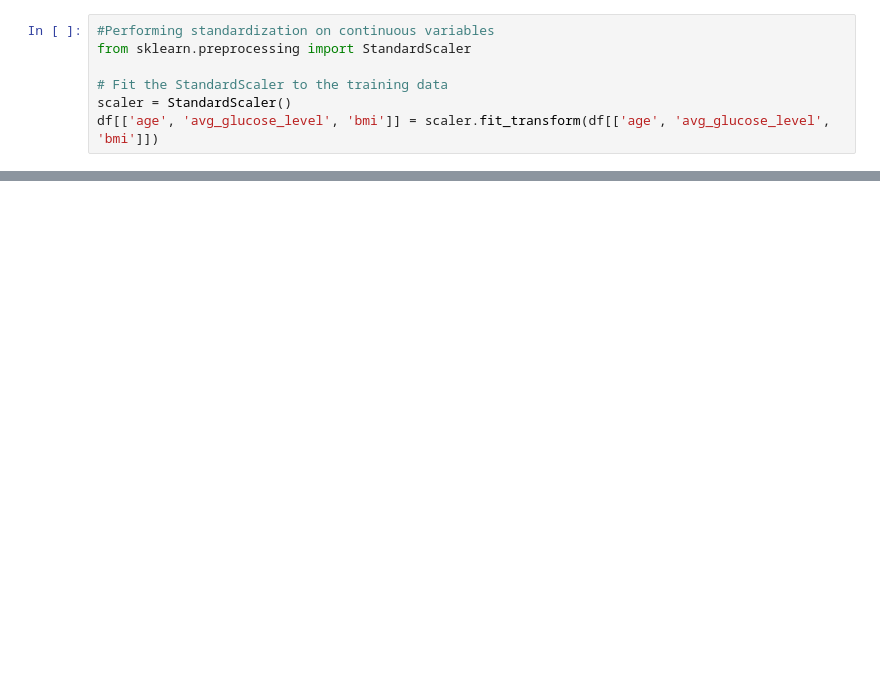
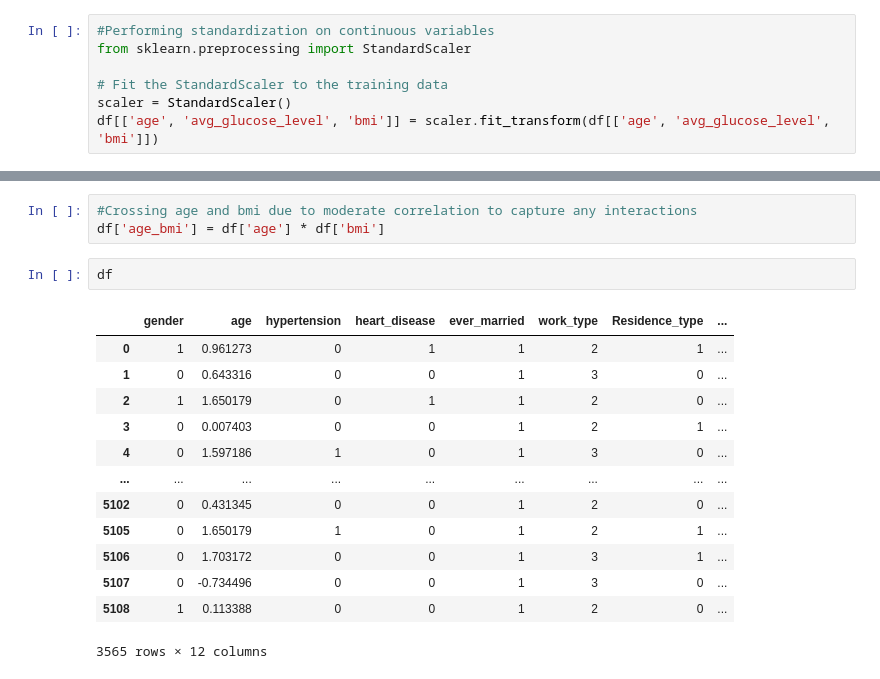
Before and after one commit to summerthia02/bt4222_project, a Jupyter notebook: BT4222.ipynb, the cells around one changed output, grey strips where cells are left out. Cells and saved outputs as stored; diff of their text form; blank space fills up the shorter version.

```diff
--- a/BT4222.ipynb
+++ b/BT4222.ipynb
@@ -156,0 +172,19 @@ df
+# %%
+#Crossing age and bmi due to moderate correlation to capture any interactions
+df['age_bmi'] = df['age'] * df['bmi']
+# %%
+df
+# %% [output]
+|  | gender | age | hypertension | heart_disease | ever_married | work_type | Residence_type | ... |
+| 0 | 1 | 0.961273 | 0 | 1 | 1 | 2 | 1 | ... |
+| 1 | 0 | 0.643316 | 0 | 0 | 1 | 3 | 0 | ... |
+| 2 | 1 | 1.650179 | 0 | 1 | 1 | 2 | 0 | ... |
+| 3 | 0 | 0.007403 | 0 | 0 | 1 | 2 | 1 | ... |
+| 4 | 0 | 1.597186 | 1 | 0 | 1 | 3 | 0 | ... |
+| ... | ... | ... | ... | ... | ... | ... | ... | ... |
+| 5102 | 0 | 0.431345 | 0 | 0 | 1 | 2 | 0 | ... |
+| 5105 | 0 | 1.650179 | 1 | 0 | 1 | 2 | 1 | ... |
+| 5106 | 0 | 1.703172 | 0 | 0 | 1 | 3 | 1 | ... |
+| 5107 | 0 | -0.734496 | 0 | 0 | 1 | 3 | 0 | ... |
+| 5108 | 1 | 0.113388 | 0 | 0 | 1 | 2 | 0 | ... |
+3565 rows × 12 columns
```
Also changed, not shown: parts of 9 cells of this notebook.
